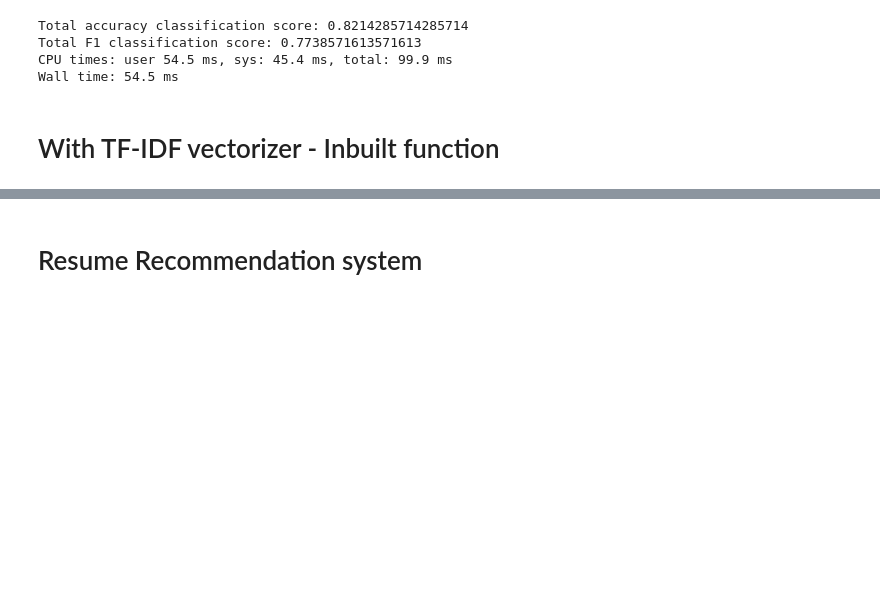
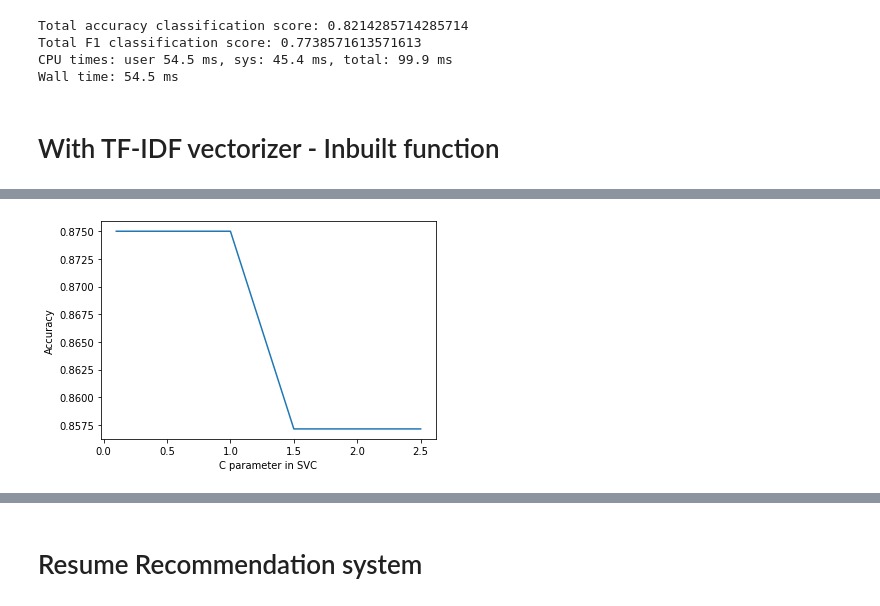
Before and after one commit to suchith1012/Resume-Recommendation-system, a Jupyter notebook: AOML_Project_V1_0.ipynb, the cells around one changed output, grey strips where cells are left out. Saved outputs shown, nothing was run; the diff lists cells and outputs as text; code cells hidden in the pictures; blank space fills up the shorter version.

```diff
--- a/AOML_Project_V1_0.ipynb
+++ b/AOML_Project_V1_0.ipynb
@@ -744,7 +762,7 @@ Wall time: 176 ms
 # %%
 %%time
 
-svc_4 = LinearSVC(random_state=42,max_iter=2000)
+svc_4 = LinearSVC(random_state=42,max_iter=2000,loss='hinge')
 svc_4.fit(X_train_2,y_train_2)
 y_pred_svc_2 = svc_4.predict(X_test_2)
 
@@ -760,0 +779,17 @@ Wall time: 59.7 ms
+# %%
+
+#iter = [50,100,200,300,500,700,900,1000,2000]
+c_param = [0.1,0.25,0.5,1,1.5,2,2.5]
+acc_iter=[]
+for i in c_param:
+  svc_5 = LinearSVC(random_state=42,max_iter=2000,C=i,loss='hinge')
+  svc_5.fit(X_train_2,y_train_2)
+  y_pred_svc_3=svc_5.predict(X_test_2)
+  acc_iter.append(metrics.accuracy_score(y_test_2, y_pred_svc_3))
+
+plt.plot(c_param,acc_iter)
+plt.xlabel("C parameter in SVC")
+plt.ylabel("Accuracy")
+plt.show()
+# %% [output]
+[figure, added]
```
Also changed, not shown: parts of 28 cells of this notebook.
